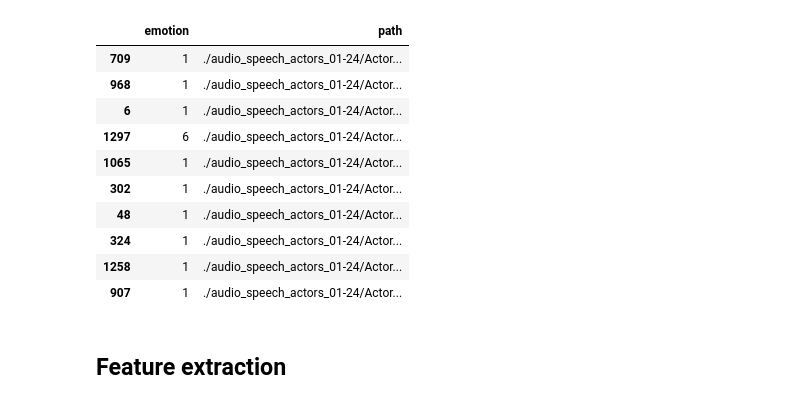
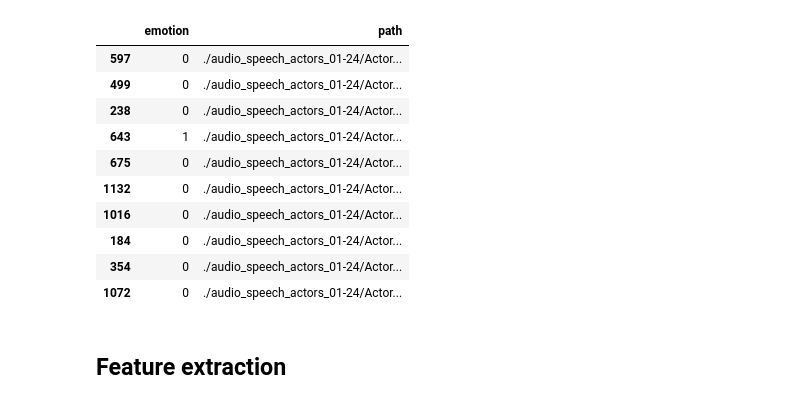
Before and after one commit to dominz2/Stress_classification, a Jupyter notebook: Nauka i pasja.ipynb, the cells around one changed output. Cells and saved outputs as stored; diff of their text form; code cells hidden in the pictures.

```diff
--- a/Nauka i pasja.ipynb
+++ b/Nauka i pasja.ipynb
@@ -96,19 +146,20 @@ audio_df.sample(n=6)
 # %%
-# we are only interested in fearful (stressed) voices, others are considered as natural
-audio_df['emotion'] = audio_df['emotion'].replace([1, 2, 3, 4, 5, 7, 8], 1)
+# 0 - non stressed 1 - stressed
+audio_df['emotion'] = audio_df['emotion'].replace([1, 2, 3, 4, 5, 7, 8], 0)
+audio_df['emotion'] = audio_df['emotion'].replace(6, 1)
 audio_df.sample(n=10)
 # %% [output]
 |  | emotion | path |
-| 709 | 1 | ./audio_speech_actors_01-24/Actor... |
-| 968 | 1 | ./audio_speech_actors_01-24/Actor... |
-| 6 | 1 | ./audio_speech_actors_01-24/Actor... |
-| 1297 | 6 | ./audio_speech_actors_01-24/Actor... |
-| 1065 | 1 | ./audio_speech_actors_01-24/Actor... |
-| 302 | 1 | ./audio_speech_actors_01-24/Actor... |
-| 48 | 1 | ./audio_speech_actors_01-24/Actor... |
-| 324 | 1 | ./audio_speech_actors_01-24/Actor... |
-| 1258 | 1 | ./audio_speech_actors_01-24/Actor... |
-| 907 | 1 | ./audio_speech_actors_01-24/Actor... |
+| 597 | 0 | ./audio_speech_actors_01-24/Actor... |
+| 499 | 0 | ./audio_speech_actors_01-24/Actor... |
+| 238 | 0 | ./audio_speech_actors_01-24/Actor... |
+| 643 | 1 | ./audio_speech_actors_01-24/Actor... |
+| 675 | 0 | ./audio_speech_actors_01-24/Actor... |
+| 1132 | 0 | ./audio_speech_actors_01-24/Actor... |
+| 1016 | 0 | ./audio_speech_actors_01-24/Actor... |
+| 184 | 0 | ./audio_speech_actors_01-24/Actor... |
+| 354 | 0 | ./audio_speech_actors_01-24/Actor... |
+| 1072 | 0 | ./audio_speech_actors_01-24/Actor... |
 # %% [markdown]
 ## Feature extraction
 # %%
```
Also changed, not shown: parts of 44 cells of this notebook.
